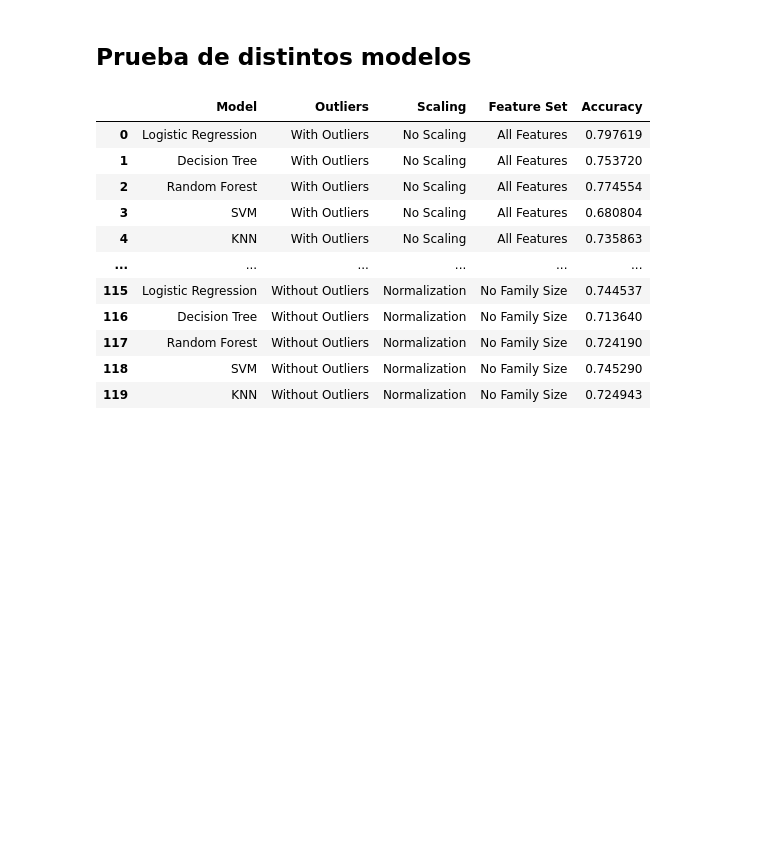
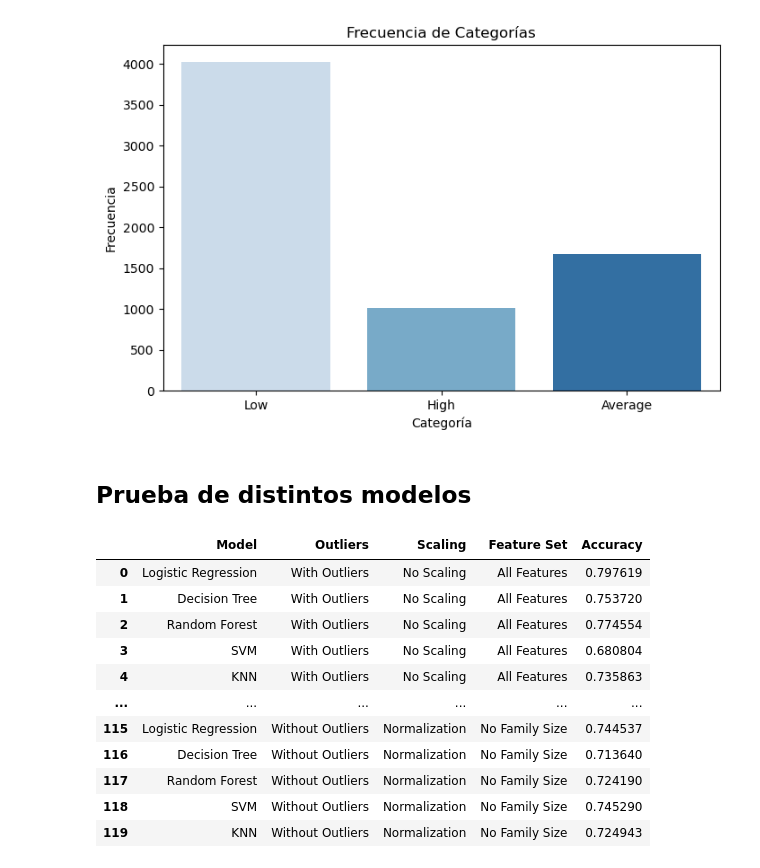
Before and after one commit to harimrys/ML-Project, a Jupyter notebook: notebooks/main.ipynb, the cells around one changed output. Saved outputs shown, nothing was run; the diff lists cells and outputs as text; code cells hidden in the pictures; blank space fills up the shorter version.

```diff
--- a/notebooks/main.ipynb
+++ b/notebooks/main.ipynb
@@ -54,5 +83,8 @@ df_dummies.head(3)
 # %%
 # Gráfico de barras para ver la distribución de nuestra variable
+bar_plot(df_dummies, 'Spending_Score')
+# %% [output]
+[figure, added]
 # %%
 features = df_dummies.drop('Spending_Score', axis=1)
 target = df_dummies['Spending_Score']
```
Also changed, not shown: parts of 15 cells of this notebook, 4 other files.
